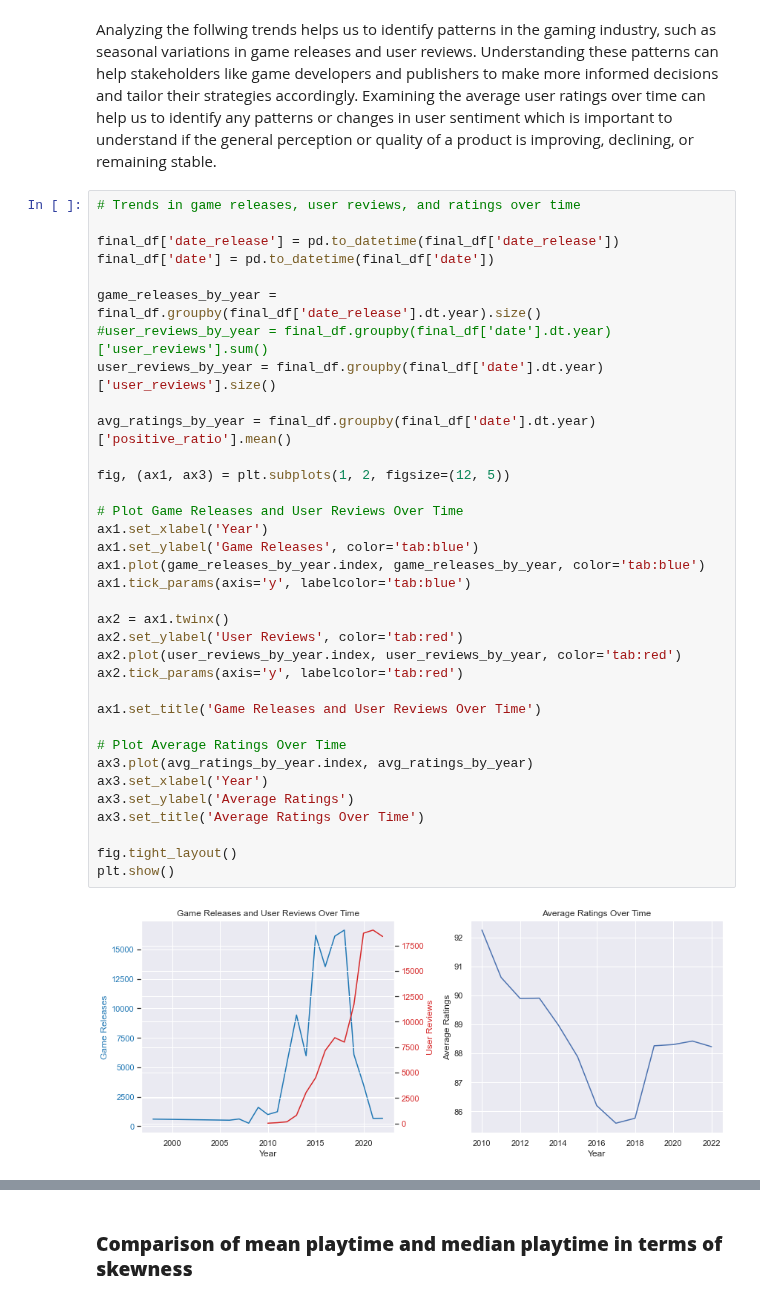
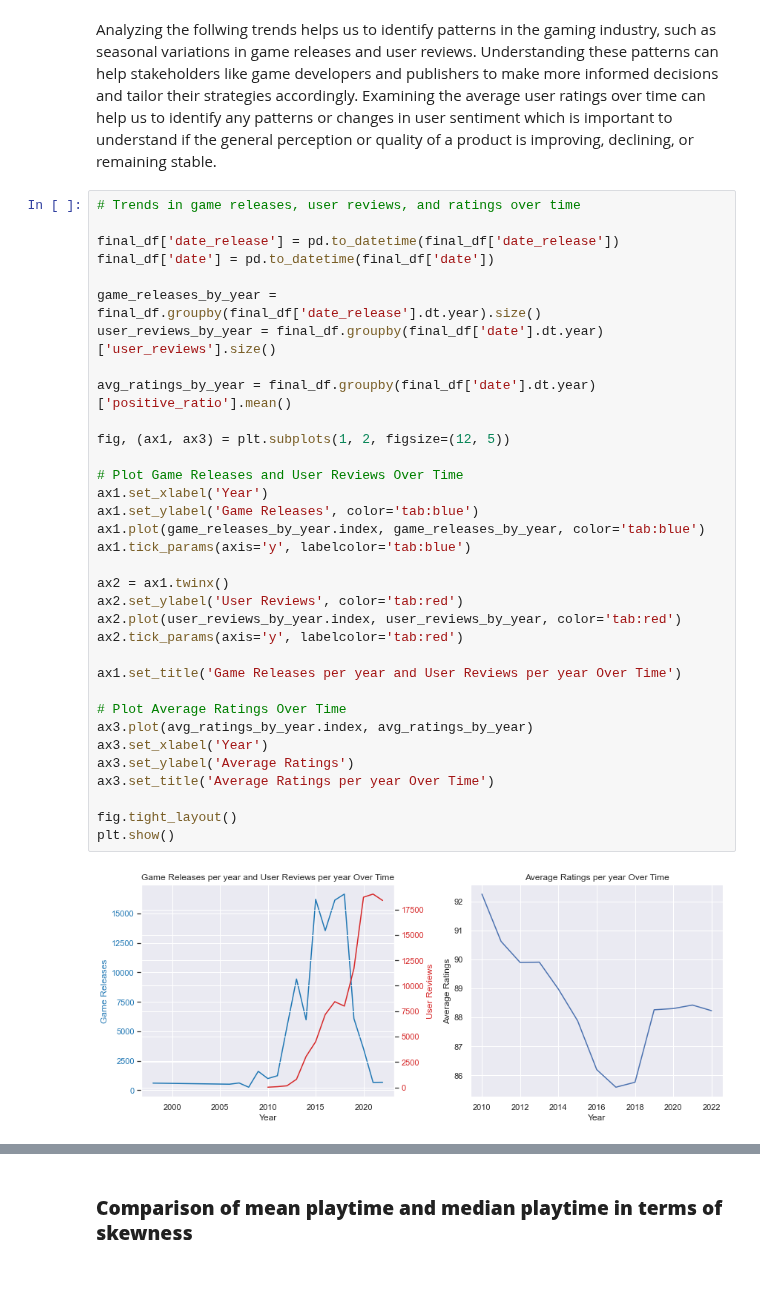
Before and after one commit to JohannesRahn/MachineLearningGroupProject, a Jupyter notebook: group7.ipynb, the cells around one changed output, grey strips where cells are left out. Saved outputs shown, nothing was run; the diff lists cells and outputs as text.

```diff
--- a/group7.ipynb
+++ b/group7.ipynb
@@ -573,37 +574,36 @@ Analyzing the follwing trends helps us to identify patterns in the gaming indust
 final_df['date_release'] = pd.to_datetime(final_df['date_release'])
 final_df['date'] = pd.to_datetime(final_df['date'])
 
 game_releases_by_year = final_df.groupby(final_df['date_release'].dt.year).size()
-#user_reviews_by_year = final_df.groupby(final_df['date'].dt.year)['user_reviews'].sum()
 user_reviews_by_year = final_df.groupby(final_df['date'].dt.year)['user_reviews'].size()
 
 avg_ratings_by_year = final_df.groupby(final_df['date'].dt.year)['positive_ratio'].mean()
 
 fig, (ax1, ax3) = plt.subplots(1, 2, figsize=(12, 5))
 
 # Plot Game Releases and User Reviews Over Time
 ax1.set_xlabel('Year')
 ax1.set_ylabel('Game Releases', color='tab:blue')
 ax1.plot(game_releases_by_year.index, game_releases_by_year, color='tab:blue')
 ax1.tick_params(axis='y', labelcolor='tab:blue')
 
 ax2 = ax1.twinx()
 ax2.set_ylabel('User Reviews', color='tab:red')
 ax2.plot(user_reviews_by_year.index, user_reviews_by_year, color='tab:red')
 ax2.tick_params(axis='y', labelcolor='tab:red')
 
-ax1.set_title('Game Releases and User Reviews Over Time')
+ax1.set_title('Game Releases per year and User Reviews per year Over Time')
 
 # Plot Average Ratings Over Time
 ax3.plot(avg_ratings_by_year.index, avg_ratings_by_year)
 ax3.set_xlabel('Year')
 ax3.set_ylabel('Average Ratings')
-ax3.set_title('Average Ratings Over Time')
+ax3.set_title('Average Ratings per year Over Time')
 
 fig.tight_layout()
 plt.show()
 # %% [output]
-[figure, old version]
+[figure, new version]
 # %% [markdown]
 From our plot, we can observe the following trends:
 
```
Also changed, not shown: parts of 17 cells of this notebook.
